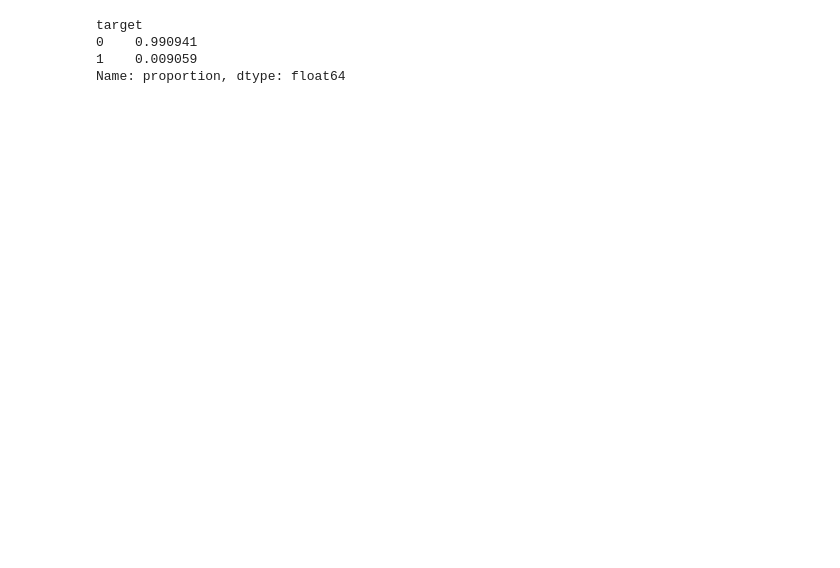
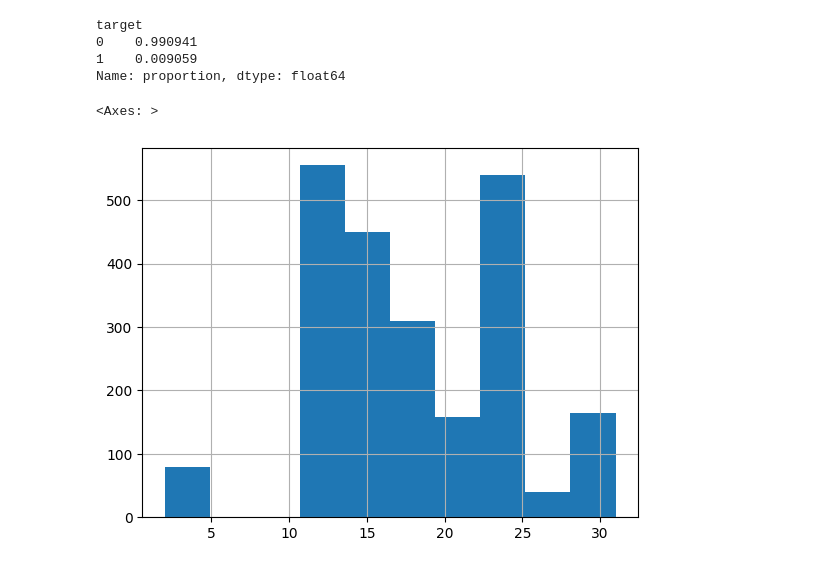
Before and after one commit to marwan995/ML-Project, a Jupyter notebook: project.ipynb, the cells around one changed output. Cells and saved outputs as stored; diff of their text form; code cells hidden in the pictures; blank space fills up the shorter version.

```diff
--- a/project.ipynb
+++ b/project.ipynb
@@ -22,0 +32,10 @@ df.head()
+# %%
+sites = ['site%s' % i for i in range(1, 11)]
+
+df['time1'] = pd.to_datetime(df['time1'])
+df['hour1'] = df['time1'].dt.hour
+df['day1'] = df['time1'].dt.day
+df['month1'] = df['time1'].dt.month
+df['day_of_week1'] = df['time1'].dt.day_of_week
+df['null_count'] = df[sites].isnull().sum(axis=1)
+df.sort_values(by='time1', inplace=True)
@@ -38,0 +144,5 @@ alice =
+# %%
+pd.to_datetime(df[df["target"]==1]['time1']).dt.day.hist()
+# %% [output]
+<Axes: >
+[figure, added]
```
Also changed, not shown: parts of 56 cells of this notebook, 9 other files.
